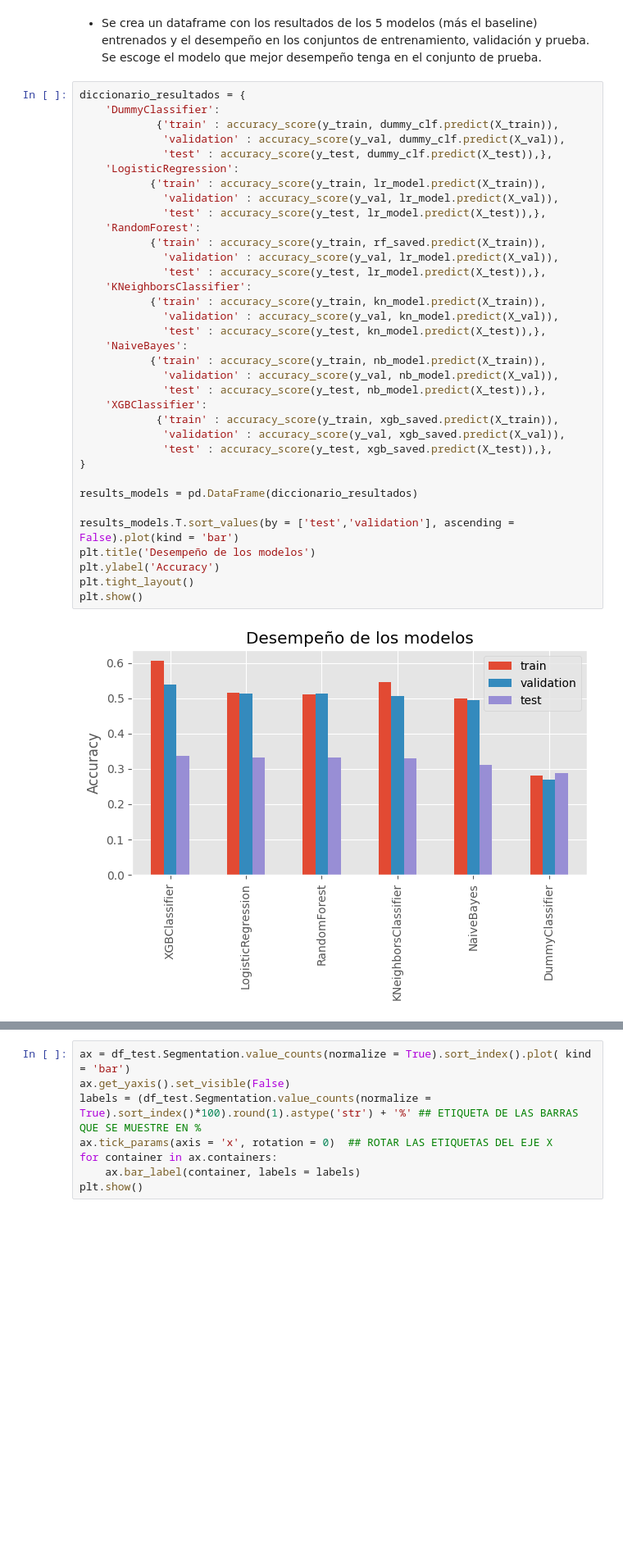
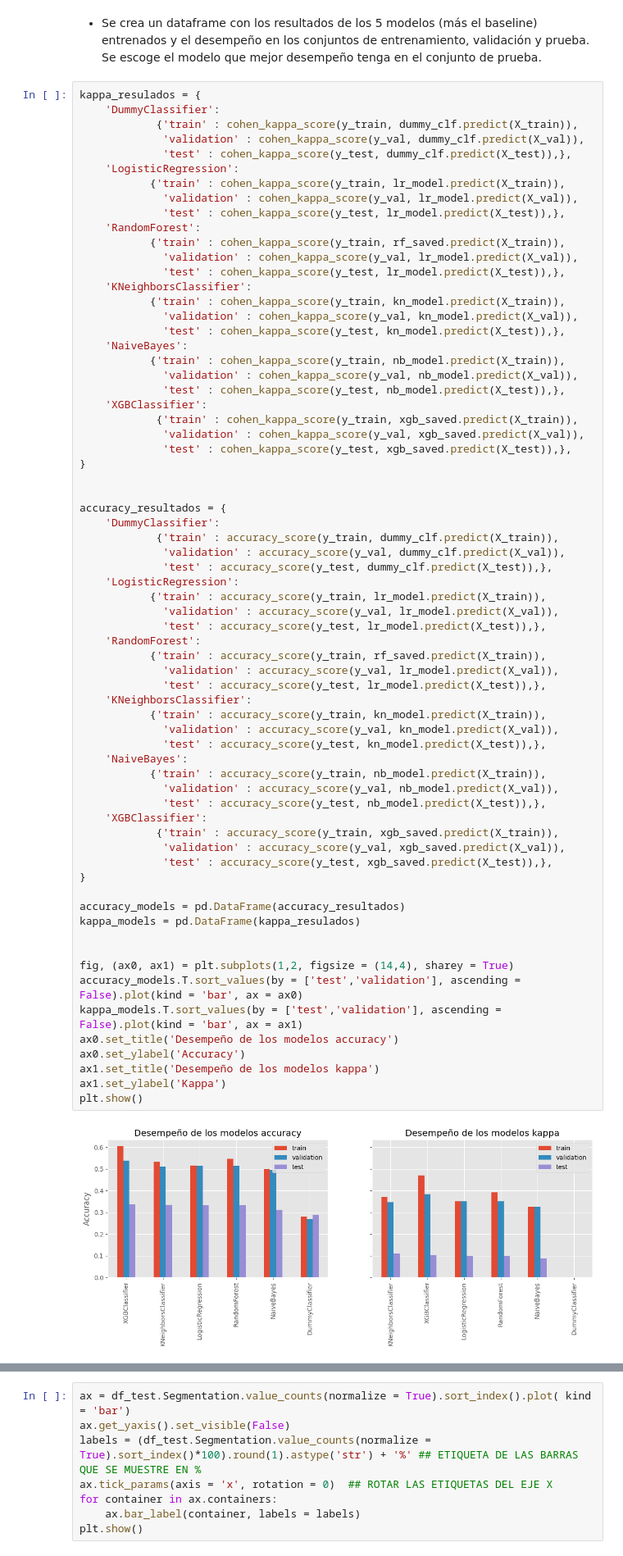
Before and after one commit to maryyuliana/fundamentos_I, a Jupyter notebook: Proyecto.ipynb, the cells around one changed output, grey strips where cells are left out. Shown at 82% size. Saved outputs shown, nothing was run; the diff lists cells and outputs as text; blank space fills up the shorter version.

Commit message:
Añadí kappa comparativo y CHI, actualicé NClústers

```diff
--- a/Proyecto.ipynb
+++ b/Proyecto.ipynb
@@ -579,40 +626,73 @@ Recall test  :  [0.49373434 0.29658793 0.58090186 0.76470588]
 # %% [markdown]
 * Se crea un dataframe con los resultados de los 5 modelos (más el baseline) entrenados y el desempeño en los conjuntos de entrenamiento, validación y prueba. Se escoge el modelo que mejor desempeño tenga en el conjunto de prueba.
 # %%
-diccionario_resultados = {
+kappa_resulados = {
+    'DummyClassifier':
+            {'train' : cohen_kappa_score(y_train, dummy_clf.predict(X_train)),
+             'validation' : cohen_kappa_score(y_val, dummy_clf.predict(X_val)),
+             'test' : cohen_kappa_score(y_test, dummy_clf.predict(X_test)),},
+    'LogisticRegression':
+           {'train' : cohen_kappa_score(y_train, lr_model.predict(X_train)),
+             'validation' : cohen_kappa_score(y_val, lr_model.predict(X_val)),
+             'test' : cohen_kappa_score(y_test, lr_model.predict(X_test)),},
+    'RandomForest':
+           {'train' : cohen_kappa_score(y_train, rf_saved.predict(X_train)),
+             'validation' : cohen_kappa_score(y_val, lr_model.predict(X_val)),
+             'test' : cohen_kappa_score(y_test, lr_model.predict(X_test)),},
+    'KNeighborsClassifier':
+           {'train' : cohen_kappa_score(y_train, kn_model.predict(X_train)),
+             'validation' : cohen_kappa_score(y_val, kn_model.predict(X_val)),
+             'test' : cohen_kappa_score(y_test, kn_model.predict(X_test)),},
+    'NaiveBayes':
+           {'train' : cohen_kappa_score(y_train, nb_model.predict(X_train)),
+             'validation' : cohen_kappa_score(y_val, nb_model.predict(X_val)),
+             'test' : cohen_kappa_score(y_test, nb_model.predict(X_test)),},
+    'XGBClassifier':
+            {'train' : cohen_kappa_score(y_train, xgb_saved.predict(X_train)),
+             'validation' : cohen_kappa_score(y_val, xgb_saved.predict(X_val)),
+             'test' : cohen_kappa_score(y_test, xgb_saved.predict(X_test)),},
+}
+
+
+accuracy_resultados = {
     'DummyClassifier':
             {'train' : accuracy_score(y_train, dummy_clf.predict(X_train)),
              'validation' : accuracy_score(y_val, dummy_clf.predict(X_val)),
              'test' : accuracy_score(y_test, dummy_clf.predict(X_test)),},
     'LogisticRegression':
            {'train' : accuracy_score(y_train, lr_model.predict(X_train)),
              'validation' : accuracy_score(y_val, lr_model.predict(X_val)),
              'test' : accuracy_score(y_test, lr_model.predict(X_test)),},
     'RandomForest':
            {'train' : accuracy_score(y_train, rf_saved.predict(X_train)),
              'validation' : accuracy_score(y_val, lr_model.predict(X_val)),
              'test' : accuracy_score(y_test, lr_model.predict(X_test)),},
     'KNeighborsClassifier':
            {'train' : accuracy_score(y_train, kn_model.predict(X_train)),
              'validation' : accuracy_score(y_val, kn_model.predict(X_val)),
              'test' : accuracy_score(y_test, kn_model.predict(X_test)),},
     'NaiveBayes':
            {'train' : accuracy_score(y_train, nb_model.predict(X_train)),
              'validation' : accuracy_score(y_val, nb_model.predict(X_val)),
              'test' : accuracy_score(y_test, nb_model.predict(X_test)),},
     'XGBClassifier':
             {'train' : accuracy_score(y_train, xgb_saved.predict(X_train)),
              'validation' : accuracy_score(y_val, xgb_saved.predict(X_val)),
              'test' : accuracy_score(y_test, xgb_saved.predict(X_test)),},
 }
 
-results_models = pd.DataFrame(diccionario_resultados)
+accuracy_models = pd.DataFrame(accuracy_resultados)
+kappa_models = pd.DataFrame(kappa_resulados)
 
-results_models.T.sort_values(by = ['test','validation'], ascending = False).plot(kind = 'bar')
-plt.title('Desempeño de los modelos')
-plt.ylabel('Accuracy')
-plt.tight_layout()
+
+fig, (ax0, ax1) = plt.subplots(1,2, figsize = (14,4), sharey = True)
+accuracy_models.T.sort_values(by = ['test','validation'], ascending = False).plot(kind = 'bar', ax = ax0)
+kappa_models.T.sort_values(by = ['test','validation'], ascending = False).plot(kind = 'bar', ax = ax1)
+ax0.set_title('Desempeño de los modelos accuracy')
+ax0.set_ylabel('Accuracy')
+ax1.set_title('Desempeño de los modelos kappa')
+ax1.set_ylabel('Kappa')
 plt.show()
 # %% [output]
-[figure, old version]
+[figure, new version]
 # %% [markdown]
```
Also changed, not shown: parts of 20 cells of this notebook.
